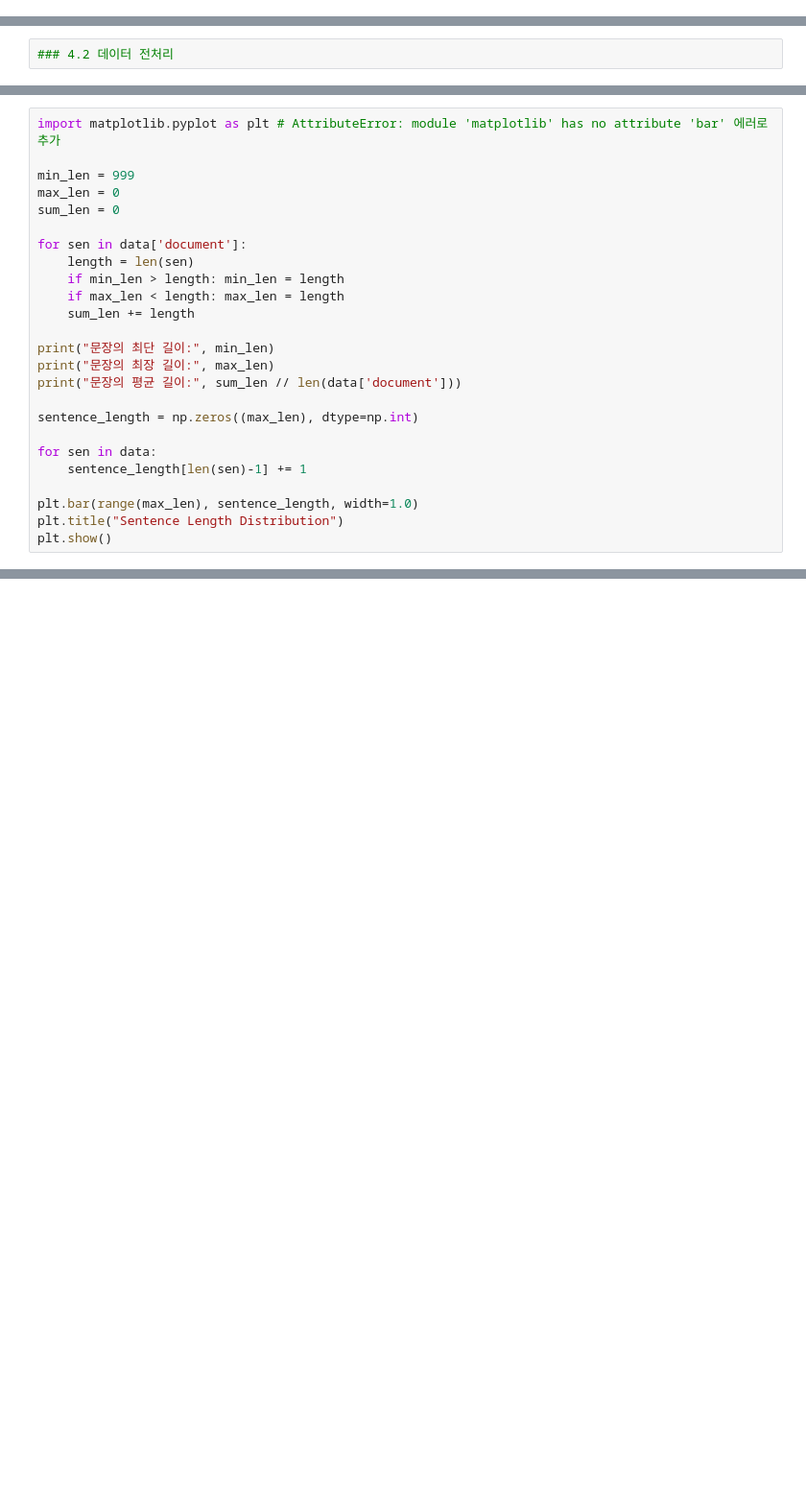
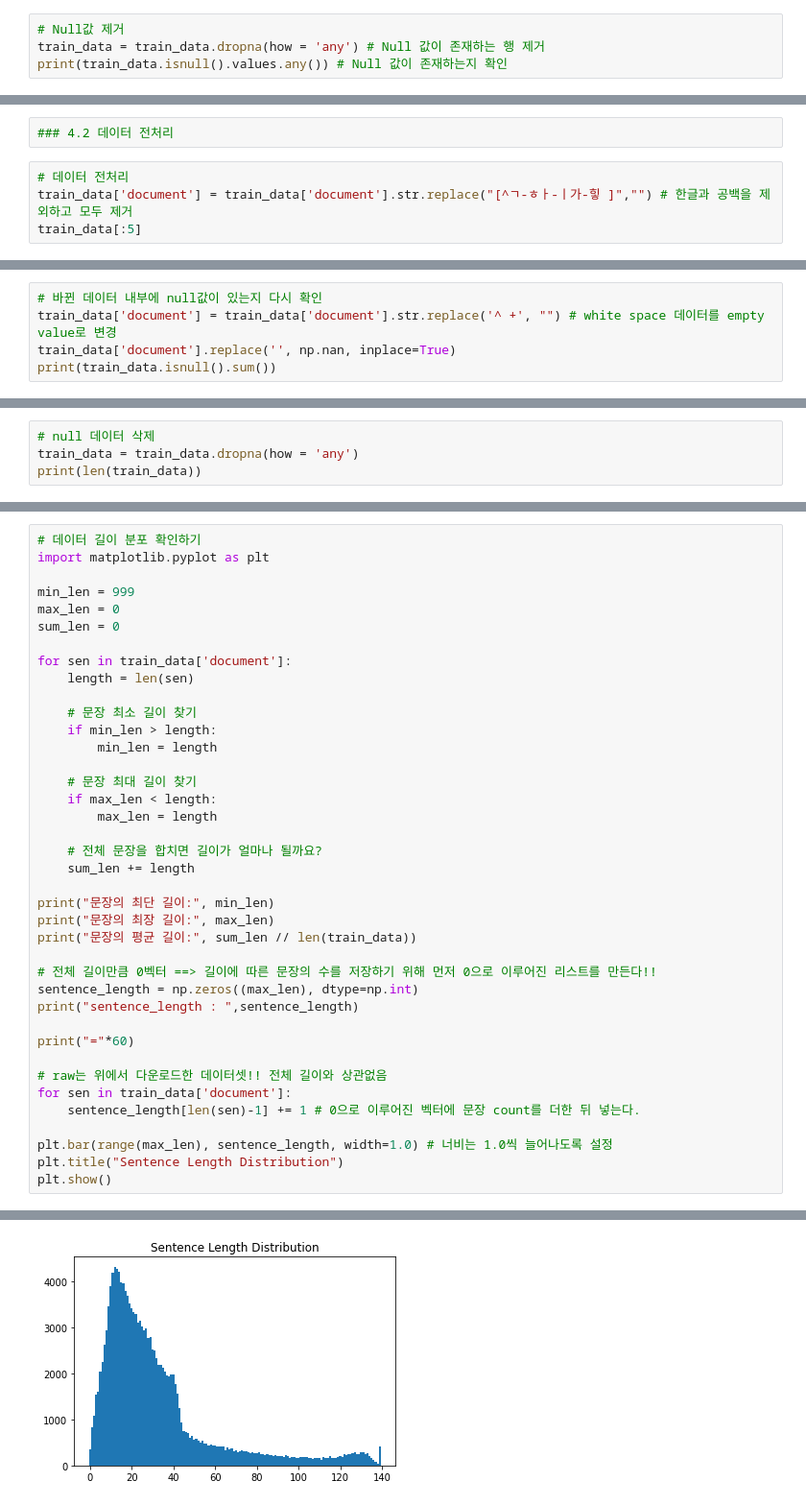
Before and after one commit to helperjby/Affiel_Going-Deeper, a Jupyter notebook: GD2_Use_SentencePiece.ipynb, the cells around one changed output, grey strips where cells are left out. Shown at 96% size. Drawn from its saved outputs; the diff is of its cells as text; blank space fills up the shorter version.

```diff
--- a/GD2_Use_SentencePiece.ipynb
+++ b/GD2_Use_SentencePiece.ipynb
@@ -515,0 +507,4 @@ dtype: int64
+# %%
+# Null값 제거
+train_data = train_data.dropna(how = 'any') # Null 값이 존재하는 행 제거
+print(train_data.isnull().values.any()) # Null 값이 존재하는지 확인
@@ -516,2 +517,6 @@ dtype: int64
 # %%
 ### 4.2 데이터 전처리
+# %%
+# 데이터 전처리
+train_data['document'] = train_data['document'].str.replace("[^ㄱ-ㅎㅏ-ㅣ가-힣 ]","") # 한글과 공백을 제외하고 모두 제거
+train_data[:5]
@@ -517,0 +530,5 @@ dtype: int64
+# %%
+# 바뀐 데이터 내부에 null값이 있는지 다시 확인
+train_data['document'] = train_data['document'].str.replace('^ +', "") # white space 데이터를 empty value로 변경
+train_data['document'].replace('', np.nan, inplace=True)
+print(train_data.isnull().sum())
@@ -517,0 +540,4 @@ dtype: int64
+# %%
+# null 데이터 삭제
+train_data = train_data.dropna(how = 'any')
+print(len(train_data))
@@ -518,26 +601,40 @@ dtype: int64
 # %%
-import matplotlib.pyplot as plt # AttributeError: module 'matplotlib' has no attribute 'bar' 에러로 추가
+# 데이터 길이 분포 확인하기
+import matplotlib.pyplot as plt
 
 min_len = 999
 max_len = 0
 sum_len = 0
 
-for sen in data['document']:
+for sen in train_data['document']:
     length = len(sen)
-    if min_len > length: min_len = length
-    if max_len < length: max_len = length
+
+    # 문장 최소 길이 찾기
+    if min_len > length:
+        min_len = length
+
+    # 문장 최대 길이 찾기
+    if max_len < length:
+        max_len = length
+
+    # 전체 문장을 합치면 길이가 얼마나 될까요?
     sum_len += length
 
 print("문장의 최단 길이:", min_len)
 print("문장의 최장 길이:", max_len)
-print("문장의 평균 길이:", sum_len // len(data['document']))
+print("문장의 평균 길이:", sum_len // len(train_data))
 
+# 전체 길이만큼 0벡터 ==> 길이에 따른 문장의 수를 저장하기 위해 먼저 0으로 이루어진 리스트를 만든다!!
 sentence_length = np.zeros((max_len), dtype=np.int)
+print("sentence_length : ",sentence_length)
 
-for sen in data:
-    sentence_length[len(sen)-1] += 1
+print("="*60)
 
-plt.bar(range(max_len), sentence_length, width=1.0)
+# raw는 위에서 다운로드한 데이터셋!! 전체 길이와 상관없음
+for sen in train_data['document']:
+    sentence_length[len(sen)-1] += 1 # 0으로 이루어진 벡터에 문장 count를 더한 뒤 넣는다.
+
+plt.bar(range(max_len), sentence_length, width=1.0) # 너비는 1.0씩 늘어나도록 설정
 plt.title("Sentence Length Distribution")
 plt.show()
 # %% [output]
@@ -544,0 +650 @@ TypeError: ignored
+[figure, added]
```
Also changed, not shown: parts of 78 cells of this notebook.
